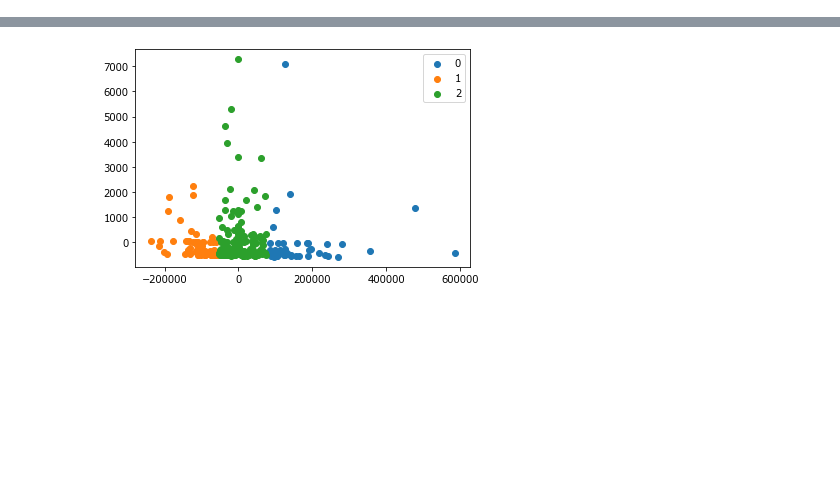
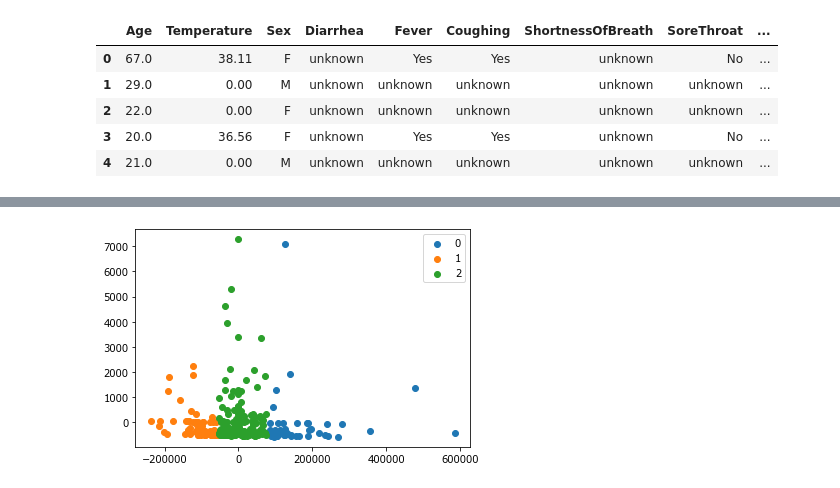
Before and after one commit to clumsyspeedboat/clustering_metaproteins, a Jupyter notebook: Clustering_Python.ipynb, the cells around one changed output, grey strips where cells are left out. Saved outputs shown, nothing was run; the diff lists cells and outputs as text; code cells hidden in the pictures; blank space fills up the shorter version.

```diff
--- a/Clustering_Python.ipynb
+++ b/Clustering_Python.ipynb
@@ -12 +37,11 @@ from sklearn.cluster import DBSCAN
+# %%
+df_fc = pd.read_csv('Flu_Classification.csv')
+df_fc.head()
+# %% [output]
+|  | Age | Temperature | Sex | Diarrhea | Fever | Coughing | ShortnessOfBreath | SoreThroat | ... |
+| 0 | 67.0 | 38.11 | F | unknown | Yes | Yes | unknown | No | ... |
+| 1 | 29.0 | 0.00 | M | unknown | unknown | unknown | unknown | unknown | ... |
+| 2 | 22.0 | 0.00 | F | unknown | unknown | unknown | unknown | unknown | ... |
+| 3 | 20.0 | 36.56 | F | unknown | Yes | Yes | unknown | No | ... |
+| 4 | 21.0 | 0.00 | M | unknown | unknown | unknown | unknown | unknown | ... |
 # %%
```
Also changed, not shown: parts of 4 cells of this notebook, 3 other files.
